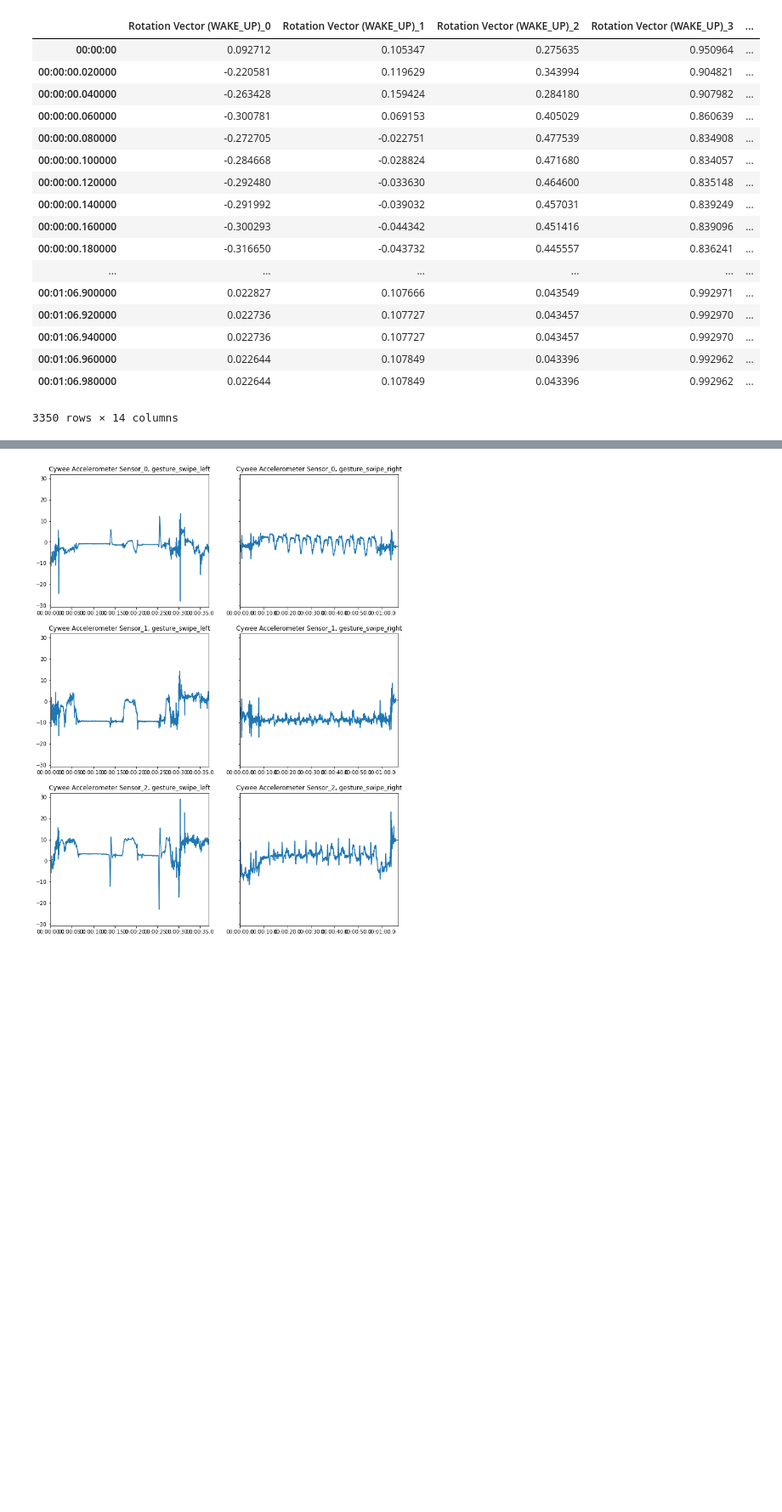
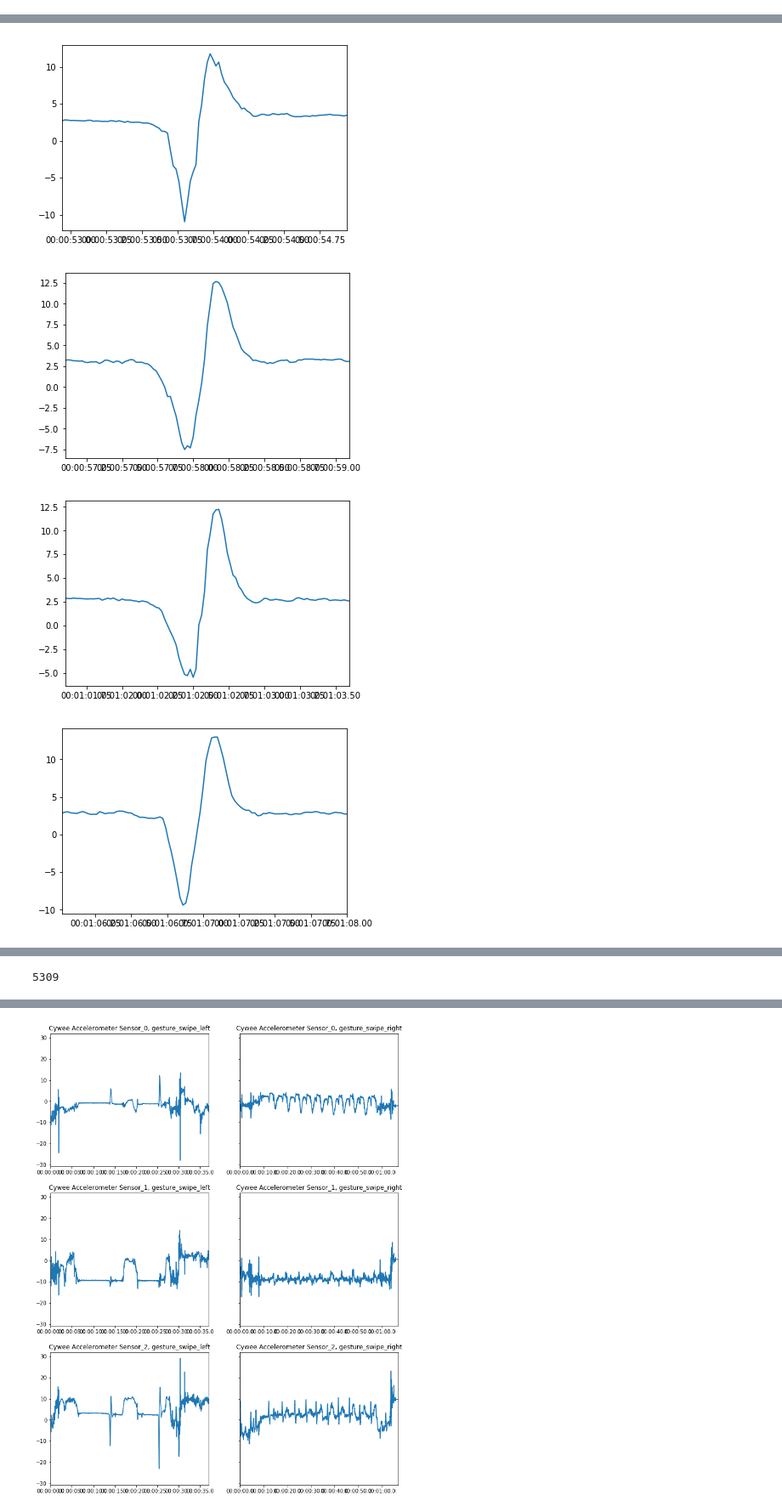
Before and after one commit to Alexsogge/wcs-cookbook, a Jupyter notebook: notebooks/plot_data.ipynb, the cells around one changed output, grey strips where cells are left out. Shown at 85% size. Saved outputs shown, nothing was run; the diff lists cells and outputs as text; code cells hidden in the pictures; blank space fills up the shorter version.

```diff
--- a/notebooks/plot_data.ipynb
+++ b/notebooks/plot_data.ipynb
@@ -62,7 +62,7 @@ def read_and_plot(filename, msg="", cuts=None, label=None, plot=False):
 
     return df, df_out_list, col_name_tpls
 # %%
-def find_peaks(df, start=0.0, end=None, left=False):
+def find_peaks(df, start=0.0, end=None, sel_method="right"):
     peaks = []
     if end:
         df = df[pd.Timedelta(10**9 * start):pd.Timedelta(10**9 * end)]
@@ -71,7 +71,10 @@ def find_peaks(df, start=0.0, end=None, left=False):
 
     for i in df.index:
         value = df["Cywee Accelerometer Sensor_2"][i]
-        cond = value < -1 if left else value > 7
+        if sel_method == "right":
+            cond = value > 7
+        elif sel_method == "left":
+            cond = value < -1
         if cond:
             new = True
             for peak in peaks:
@@ -86,7 +89,9 @@ def find_peaks(df, start=0.0, end=None, left=False):
         cuts.append((t-1, t+1))
     return cuts
 # %%
-df_swipe_right, df_list, _ = read_and_plot("swipe_right_10_new.mkv", msg="Swipe RIGHT", plot=False)
-cuts = find_peaks(df_swipe_right,53,94.6, left=False)
-print(len(cuts))
-df_swipe_right, df_list, _ = read_and_plot("swipe_right_10_new.mkv", msg="Swipe RIGHT", cuts=cuts)
+def plot_selection_helper(filename, time=(0.0, None),method="right"):
+    gesture_df, df_list, _ = read_and_plot(filename, msg="Swipe RIGHT", plot=False)
+    cuts = find_peaks(gesture_df,time[0], time[1], sel_method=method)
+    print(len(cuts))
+    _, df_list, _ = read_and_plot(filename, msg="Swipe RIGHT", cuts=cuts)
+    return gesture_df, df_list
@@ -132,21 +98,3 @@ print(len(cuts))
-# %%
-df
-# %% [output]
-|  | Rotation Vector (WAKE_UP)_0 | Rotation Vector (WAKE_UP)_1 | Rotation Vector (WAKE_UP)_2 | Rotation Vector (WAKE_UP)_3 | ... |
-| 00:00:00 | 0.092712 | 0.105347 | 0.275635 | 0.950964 | ... |
-| 00:00:00.020000 | -0.220581 | 0.119629 | 0.343994 | 0.904821 | ... |
-| 00:00:00.040000 | -0.263428 | 0.159424 | 0.284180 | 0.907982 | ... |
-| 00:00:00.060000 | -0.300781 | 0.069153 | 0.405029 | 0.860639 | ... |
-| 00:00:00.080000 | -0.272705 | -0.022751 | 0.477539 | 0.834908 | ... |
-| 00:00:00.100000 | -0.284668 | -0.028824 | 0.471680 | 0.834057 | ... |
-| 00:00:00.120000 | -0.292480 | -0.033630 | 0.464600 | 0.835148 | ... |
-| 00:00:00.140000 | -0.291992 | -0.039032 | 0.457031 | 0.839249 | ... |
-| 00:00:00.160000 | -0.300293 | -0.044342 | 0.451416 | 0.839096 | ... |
-| 00:00:00.180000 | -0.316650 | -0.043732 | 0.445557 | 0.836241 | ... |
-| ... | ... | ... | ... | ... | ... |
-| 00:01:06.900000 | 0.022827 | 0.107666 | 0.043549 | 0.992971 | ... |
-| 00:01:06.920000 | 0.022736 | 0.107727 | 0.043457 | 0.992970 | ... |
-| 00:01:06.940000 | 0.022736 | 0.107727 | 0.043457 | 0.992970 | ... |
-| 00:01:06.960000 | 0.022644 | 0.107849 | 0.043396 | 0.992962 | ... |
-| 00:01:06.980000 | 0.022644 | 0.107849 | 0.043396 | 0.992962 | ... |
-3350 rows × 14 columns
+# %%
+gesture_df, df_list = plot_selection_helper("swipe_right_10_new.mkv", time=(53,94.6))
+# %% [output]
@@ -152,0 +111,4 @@ df
+[figure, added]
+[figure, added]
+[figure, added]
+[figure, added]
@@ -152,0 +121 @@ df
+5309
```
Also changed, not shown: parts of 10 cells of this notebook.
